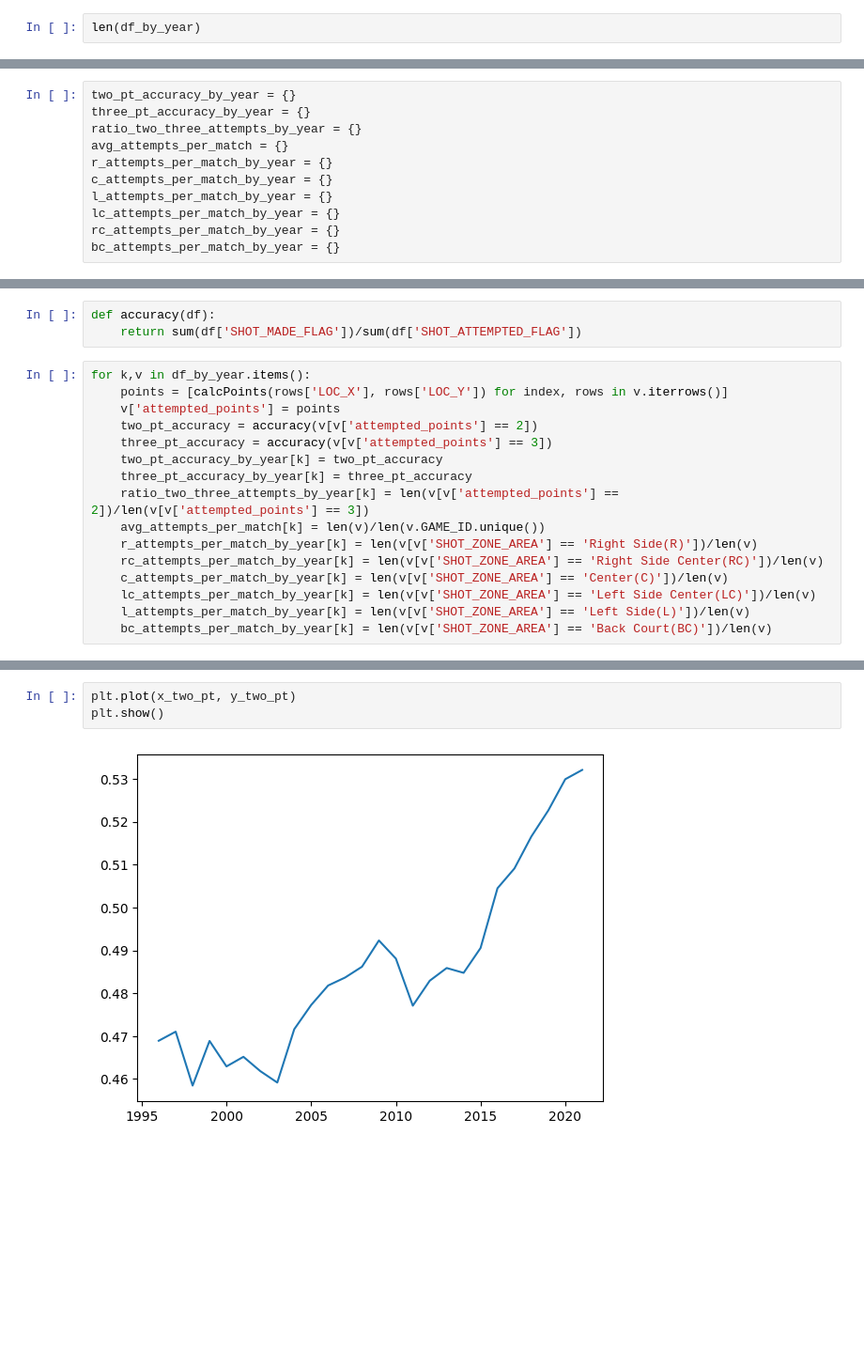
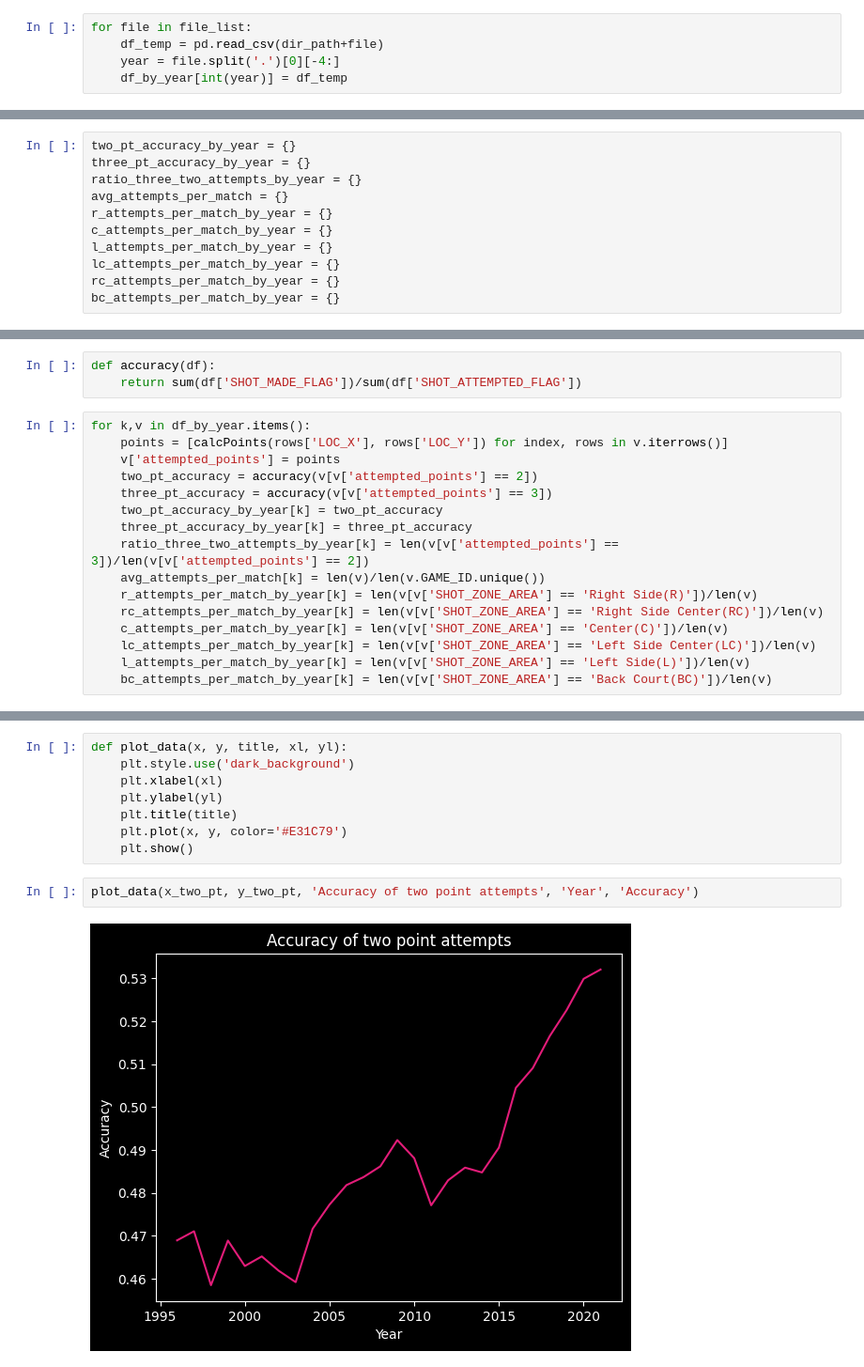
Before and after one commit to Zdolny99/NBA_shot_analysis, a Jupyter notebook: Accuracy-and-attempts-2pt-3pt-analysis.ipynb, the cells around one changed output, grey strips where cells are left out. Shown at 94% size. Drawn from its saved outputs; the diff is of its cells as text; blank space fills up the shorter version.

Commit message:
Analysis of shots attempted and fix graphs

```diff
--- a/Accuracy-and-attempts-2pt-3pt-analysis.ipynb
+++ b/Accuracy-and-attempts-2pt-3pt-analysis.ipynb
@@ -18,4 +18,7 @@ for file in file_list:
         df_by_year[file_year] = pd.DataFrame()
     df_by_year[file_year] = df_by_year[file_year].append(df_temp, ignore_index=True)
 # %%
-len(df_by_year)
+for file in file_list:
+    df_temp = pd.read_csv(dir_path+file)
+    year = file.split('.')[0][-4:]
+    df_by_year[int(year)] = df_temp
@@ -32,7 +37,7 @@ print(df_by_year[2004].SHOT_ZONE_AREA.unique())
 # %%
 two_pt_accuracy_by_year = {}
 three_pt_accuracy_by_year = {}
-ratio_two_three_attempts_by_year = {}
+ratio_three_two_attempts_by_year = {}
 avg_attempts_per_match = {}
 r_attempts_per_match_by_year = {}
 c_attempts_per_match_by_year = {}
@@ -57,7 +62,7 @@ for k,v in df_by_year.items():
     three_pt_accuracy = accuracy(v[v['attempted_points'] == 3])
     two_pt_accuracy_by_year[k] = two_pt_accuracy
     three_pt_accuracy_by_year[k] = three_pt_accuracy
-    ratio_two_three_attempts_by_year[k] = len(v[v['attempted_points'] == 2])/len(v[v['attempted_points'] == 3])
+    ratio_three_two_attempts_by_year[k] = len(v[v['attempted_points'] == 3])/len(v[v['attempted_points'] == 2])
     avg_attempts_per_match[k] = len(v)/len(v.GAME_ID.unique())
     r_attempts_per_match_by_year[k] = len(v[v['SHOT_ZONE_AREA'] == 'Right Side(R)'])/len(v)
     rc_attempts_per_match_by_year[k] = len(v[v['SHOT_ZONE_AREA'] == 'Right Side Center(RC)'])/len(v)
@@ -89,9 +94,16 @@ x_rc_attempts, y_rc_attempts = zip(*rc_attempts_per_match_by_year_list)
 x_lc_attempts, y_lc_attempts = zip(*lc_attempts_per_match_by_year_list)
 x_c_attempts, y_c_attempts = zip(*c_attempts_per_match_by_year_list)
 x_bc_attempts, y_bc_attempts = zip(*bc_attempts_per_match_by_year_list)
+# %%
+def plot_data(x, y, title, xl, yl):
+    plt.style.use('dark_background')
+    plt.xlabel(xl)
+    plt.ylabel(yl)
+    plt.title(title)
+    plt.plot(x, y, color='#E31C79')
+    plt.show()
 # %%
-plt.plot(x_two_pt, y_two_pt)
-plt.show()
+plot_data(x_two_pt, y_two_pt, 'Accuracy of two point attempts', 'Year', 'Accuracy')
 # %% [output]
-[figure, old version]
+[figure, new version]
 # %%
```
Also changed, not shown: parts of 13 cells of this notebook.
